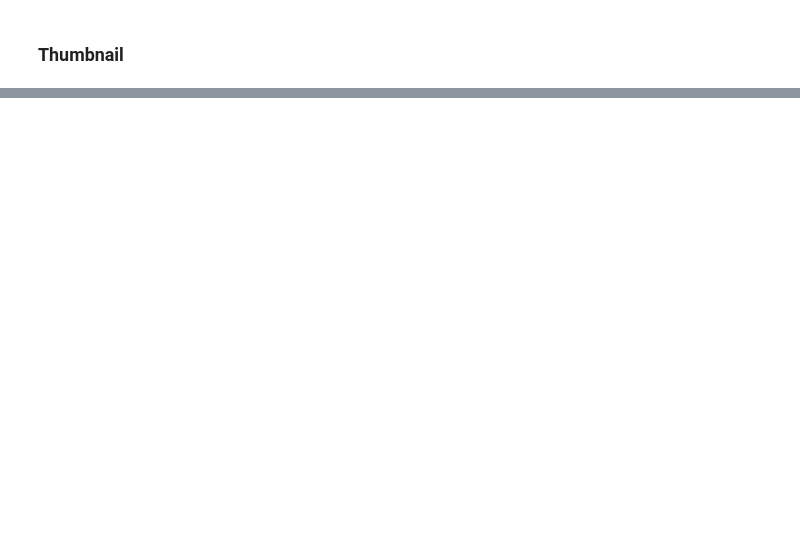
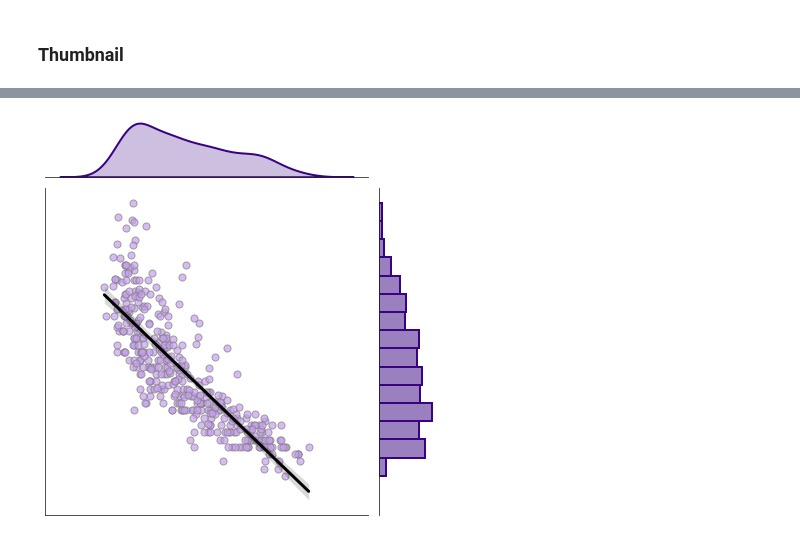
Before and after one commit to kimfetti/Videos, a Jupyter notebook: Seaborn/25_JointGrid.ipynb, the cells around one changed output, grey strips where cells are left out. Saved outputs shown, nothing was run; the diff lists cells and outputs as text; code cells hidden in the pictures; blank space fills up the shorter version.

```diff
--- a/Seaborn/25_JointGrid.ipynb
+++ b/Seaborn/25_JointGrid.ipynb
@@ -180,0 +147,19 @@ for var in g.axes:
+# %%
+sns.set_style('white')
+
+g = sns.JointGrid()
+x,y = cars.weight, cars.mpg
+sns.regplot(x=x, y=y, ax=g.ax_joint, ci=99,
+            scatter_kws={'color': 'xkcd:lavender', 'alpha': 0.7, 'ec': 'gray', 's': 50},
+            line_kws={'color': 'black', 'lw': 3}
+           )
+sns.kdeplot(x=x, ax=g.ax_marg_x, fill=True, color='xkcd:indigo', lw=2 )
+sns.histplot(y=y, bins=15, ax=g.ax_marg_y, lw=2, color='xkcd:indigo', alpha=0.5, ec='xkcd:indigo')
+g.set_axis_labels(xlabel='', ylabel='')
+
+ax = g.ax_joint
+ax.set_xticklabels([])
+ax.set_yticklabels([]);
+#g.savefig('25jointgrid_image_thumb.png', dpi=200);
+# %% [output]
+[figure, added]
```
Also changed, not shown: parts of 15 cells of this notebook.
